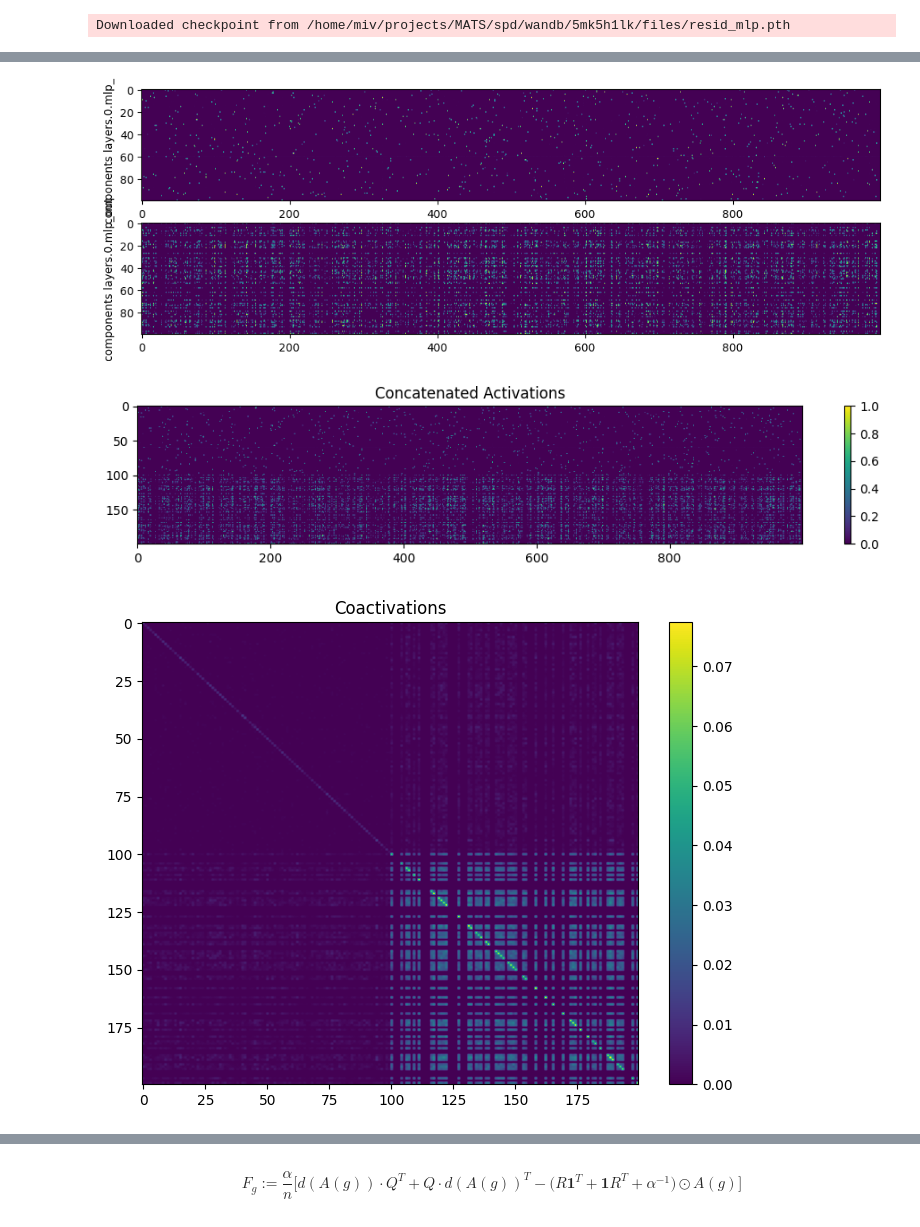
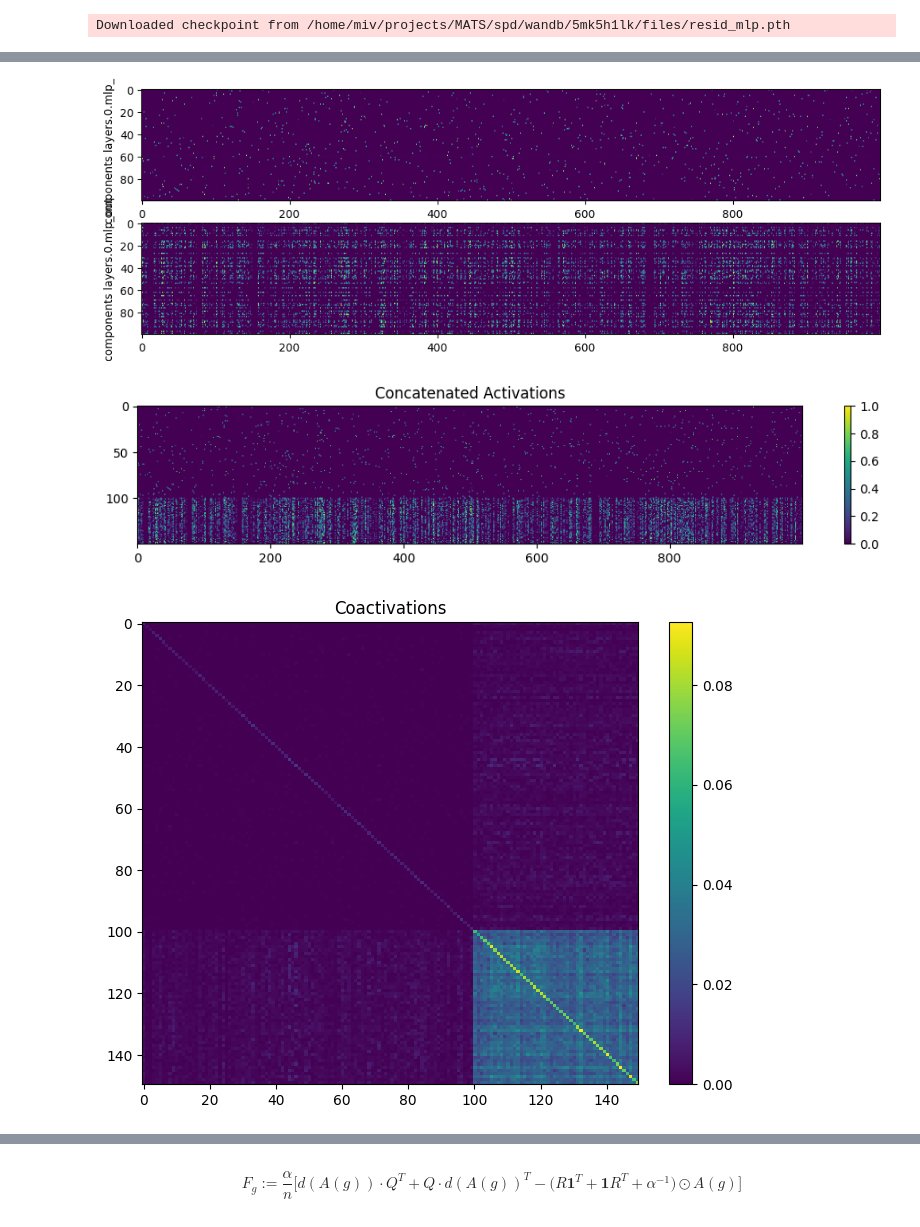
Before and after one commit to moosmiddelkoop/spd, a Jupyter notebook: spd/clustering/dev.ipynb, the cells around one changed output, grey strips where cells are left out. Saved outputs shown, nothing was run; the diff lists cells and outputs as text; code cells hidden in the pictures.

Commit message:
re-add filtering dead components

```diff
--- a/spd/clustering/dev.ipynb
+++ b/spd/clustering/dev.ipynb
@@ -103,31 +103,54 @@ dbg_auto(ci);
 # %%
 def process_activations(
 	activations: dict[str, Float[Tensor, " n_steps C"]], # module name to sample x component gate activations
+	filter_dead_threshold: float = 0.01,
 	plots: bool = False,
 ) -> dict[str, Any]:
 	"""get back a dict of coactivations, slices, and concated activations"""
 
-	# compute the slices
+	# compute the labels and total component count
 	total_c: int = 0
-	slices: dict[str, slice] = dict()
+	labels: list[str] = list()
 	for key, act in activations.items():
 		c = act.shape[-1]
-		slices[key] = slice(total_c, total_c + c)
+		labels.extend([f"{key}:{i}" for i in range(c)])
 		total_c += c
 
+	dbg(total_c)
+
 	# concat the activations
-	act_concat: Float[Tensor, " n_steps C"] = torch.cat(
+	act_concat: Float[Tensor, " n_steps c"] = torch.cat(
 		[activations[key] for key in activations.keys()], dim=-1
 	)
 
+	# filter dead components
+	dead_components_lst: list[str]| None = None
+	if filter_dead_threshold > 0:
+		dead_components_lst = list()
+		max_act = act_concat.max(dim=0).values
+		dead_components = max_act < filter_dead_threshold
+		if dead_components.any():
+			act_concat = act_concat[:, ~dead_components]
+			alive_labels: list[tuple[str, bool]] = [
+				(lbl, keep.item())
+				for lbl, keep in zip(labels, ~dead_components)
+			]
+			labels = [label for label, keep in alive_labels if keep]
+			dead_components_lst = [label for label, keep in alive_labels if not keep]
+			dbg((len(dead_components_lst), len(labels)))
+
 	# compute coactivations
-	coact: Float[Tensor, " C C"] = act_concat.T @ act_concat / act_concat.shape[0]
+	coact: Float[Tensor, " c c"] = act_concat.T @ act_concat / act_concat.shape[0]
 
 	# return the output
 	output: dict[str, Any] = dict(
 		activations=act_concat,
-		slices=slices,
+		labels=labels,
 		coactivations=coact,
+		dead_components_lst=dead_components_lst,
+		n_components_original=total_c,
+		n_components_alive=len(labels),
+		n_components_dead=len(dead_components_lst) if dead_components_lst else 0,
 	)
 
 	dbg_auto(output)
@@ -155,5 +178,9 @@ def process_activations(
 
 
 
-coa = process_activations(ci, plots=True);
+coa = process_activations(
+	ci,
+	filter_dead_threshold=0.1,
+	plots=True,
+);
 # %% [output]
@@ -166,6 +197,6 @@ coa = process_activations(ci, plots=True);
-[figure, old version]
+[figure, new version]
-[figure, old version]
+[figure, new version]
-[figure, old version]
+[figure, new version]
 # %%
 from spd.clustering.merge_matrix import GroupMerge
 
```
Also changed, not shown: parts of 4 cells of this notebook.
